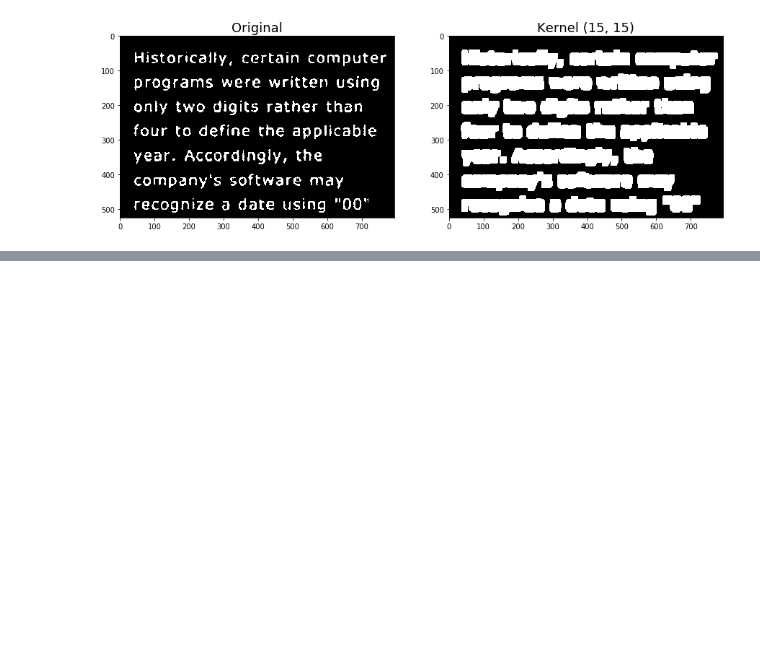
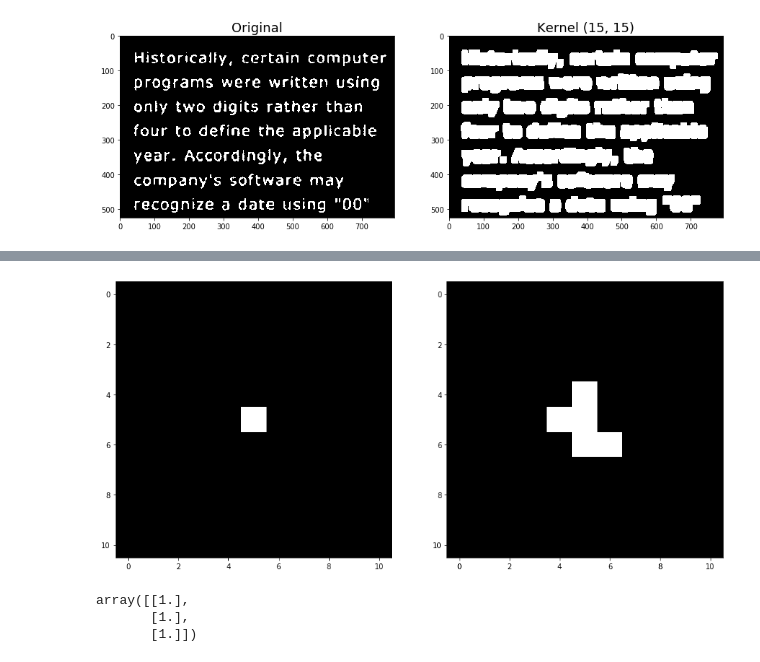
Before and after one commit to gmagannaDevelop/MorphoImg, a Jupyter notebook: Dilation.ipynb, the cells around one changed output, grey strips where cells are left out. Saved outputs shown, nothing was run; the diff lists cells and outputs as text; code cells hidden in the pictures; blank space fills up the shorter version.

```diff
--- a/Dilation.ipynb
+++ b/Dilation.ipynb
@@ -101,0 +127,10 @@ side_by_side(text2, cv.dilate(text2, kernel), title1='Original', title2=f'Kernel
+# %%
+side_by_side(A, cv.dilate(A, y))
+# %% [output]
+[figure, added]
+# %%
+np.ones((3, 1))
+# %% [output]
+array([[1.],
+       [1.],
+       [1.]])
```
Also changed, not shown: parts of 5 cells of this notebook, 1 other file.
